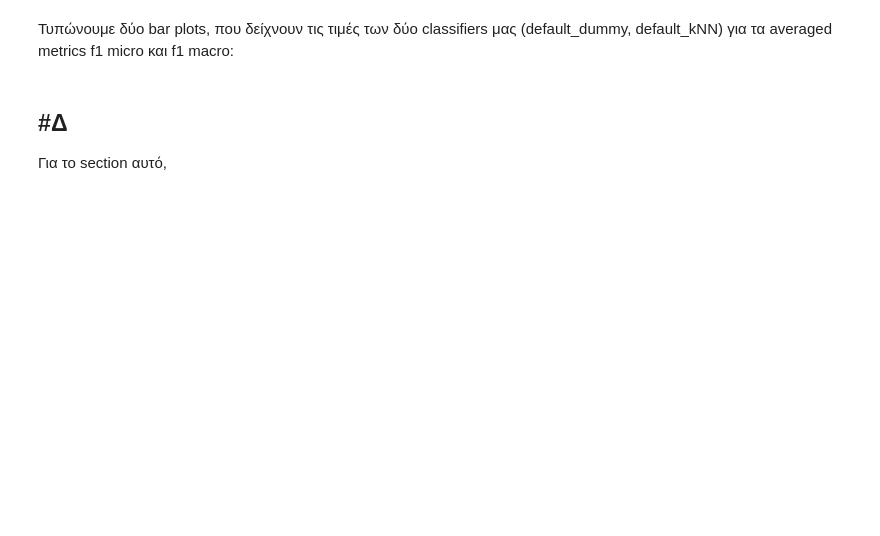
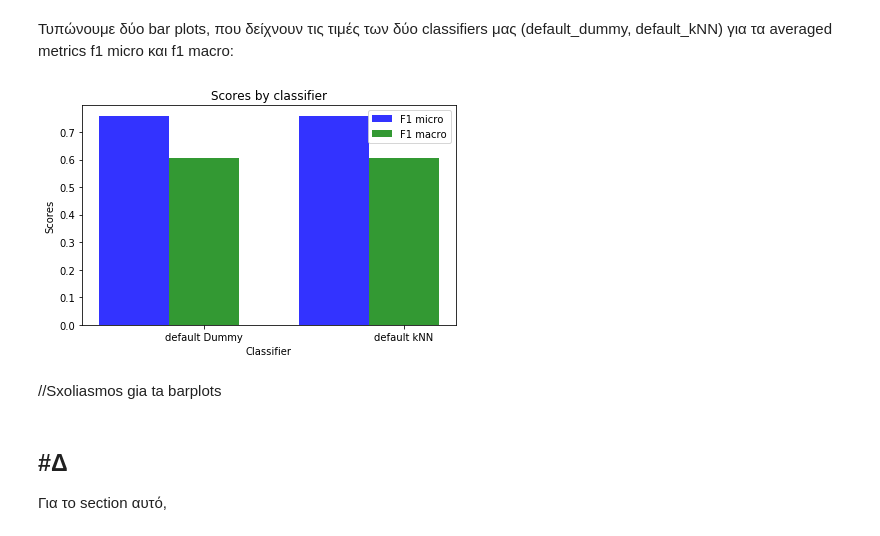
Before and after one commit to georgeaidinis/NTUA, a Jupyter notebook: NN/Lab 1/Lab_1_Small_NN.ipynb, the cells around one changed output. Saved outputs shown, nothing was run; the diff lists cells and outputs as text; code cells hidden in the pictures; blank space fills up the shorter version.

```diff
--- a/NN/Lab 1/Lab_1_Small_NN.ipynb
+++ b/NN/Lab 1/Lab_1_Small_NN.ipynb
@@ -715,5 +722,38 @@ F1 micro score for the default kNN classifier is:  0.7241379310344829
 # %% [markdown]
 Τυπώνουμε δύο bar plots, που δείχνουν τις τιμές των δύο classifiers μας (default_dummy, default_kNN) για τα averaged metrics f1 micro και f1 macro:
+# %%
+n_groups = 2
+f1_micro = (f1_score(test_labels, preds1, average = 'micro'), f1_score(test_labels, preds2, average = 'micro'))
+f1_macro = (f1_score(test_labels, preds1, average = 'macro'), f1_score(test_labels, preds2, average = 'macro'))
+
+
+fig, ax = plt.subplots()
+index = np.arange(n_groups)
+bar_width = 0.35
+opacity = 0.8
+
+rects1 = plt.bar(index, f1_micro, bar_width,
+alpha=opacity,
+color='b',
+label='F1 micro')
+
+rects2 = plt.bar(index + bar_width, f1_macro, bar_width,
+alpha=opacity,
+color='g',
+label='F1 macro')
+
+plt.xlabel('Classifier')
+plt.ylabel('Scores')
+plt.title('Scores by classifier')
+plt.xticks(index + bar_width, ('default Dummy', 'default kNN'))
+plt.legend()
+
+plt.tight_layout()
+plt.show()
+# %% [output]
+[figure, added]
+# %% [markdown]
+//Sxoliasmos gia ta barplots
 # %% [markdown]
 #Δ
 ---
```
Also changed, not shown: parts of 6 cells of this notebook.
